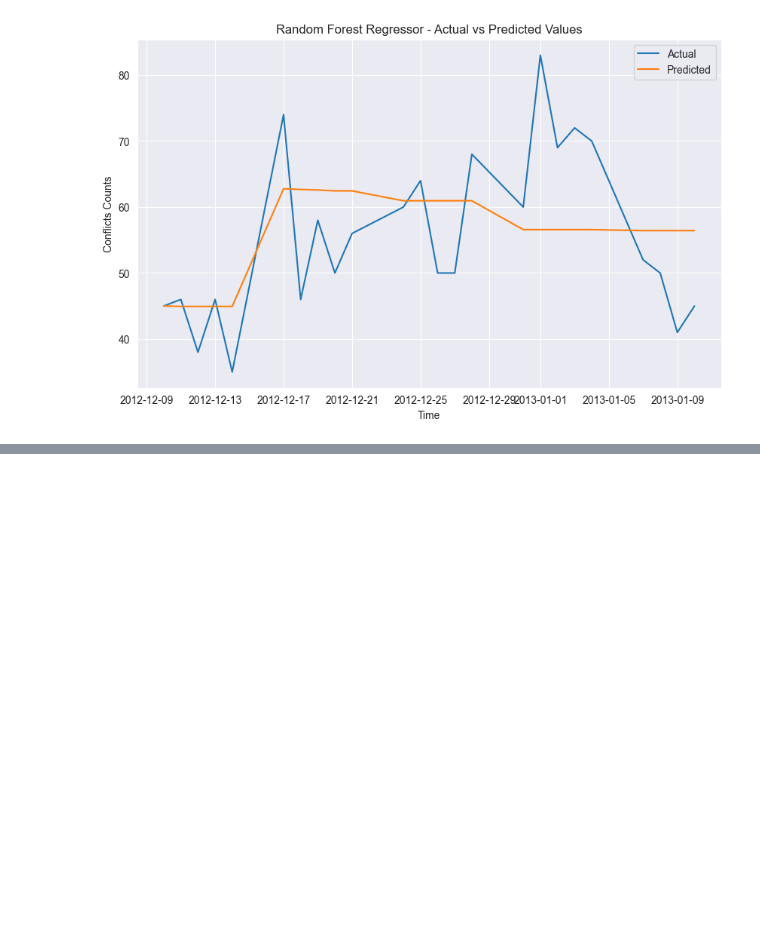
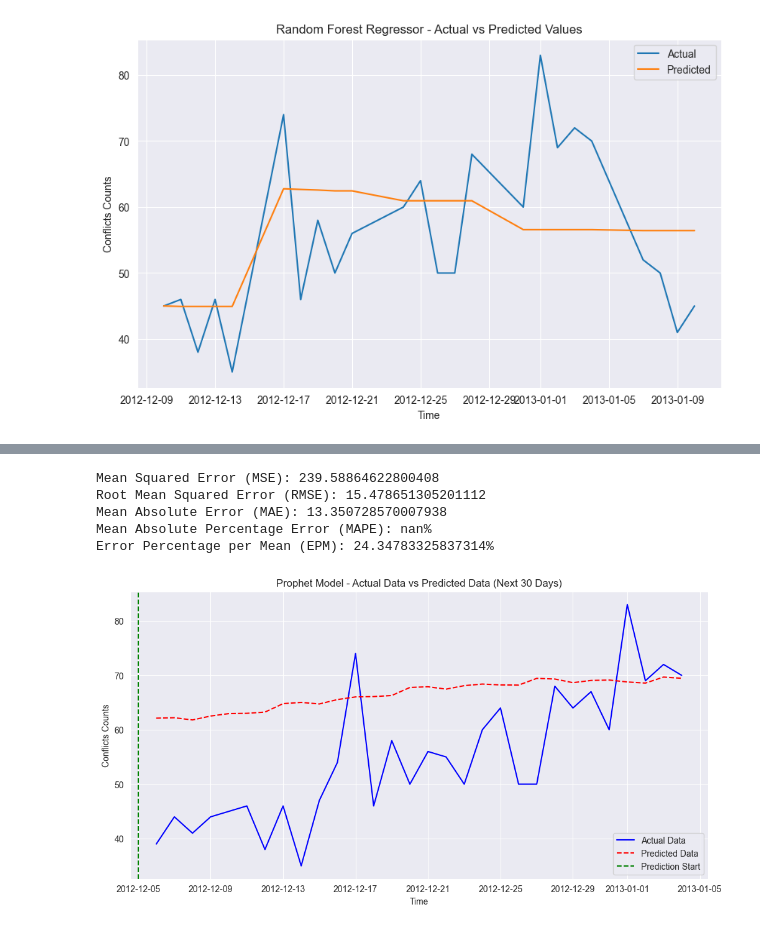
Before and after one commit to sirtxo/-EDA_MiddleEast_Conflicts_Energy, a Jupyter notebook: notebooks/Data_conflicts_analisys.ipynb, the cells around one changed output, grey strips where cells are left out. Cells and saved outputs as stored; diff of their text form; code cells hidden in the pictures; blank space fills up the shorter version.

Commit message:
- Create models Prophet

```diff
--- a/notebooks/Data_conflicts_analisys.ipynb
+++ b/notebooks/Data_conflicts_analisys.ipynb
@@ -1217,0 +1131,65 @@ tensorflow-intel 2.16.1 requires keras>=3.0.0, but you have keras 2.12.0 which i
+# %%
+import pandas as pd
+import numpy as np
+import matplotlib.pyplot as plt
+from prophet import Prophet
+from sklearn.metrics import mean_squared_error, mean_absolute_error
+
+# Cargar los datos
+data = pd.read_csv('../docs/data.csv', index_col=0, parse_dates=True)
+
+# Seleccionar el target (conflicts_counts)
+target = data['conflicts_counts'].reset_index()
+target.rename(columns={'index': 'ds', 'conflicts_counts': 'y'}, inplace=True)
+
+# Dividir los datos en entrenamiento
+train_data = target.loc[(target['ds'] >= '2009-06-05') & (target['ds'] <= '2012-12-05')]
+
+# Definir y entrenar el modelo Prophet
+model = Prophet()
+model.fit(train_data)
+
+# Crear un dataframe para predicciones futuras (30 días)
+future = model.make_future_dataframe(periods=30)
+forecast = model.predict(future)
+
+# Obtener las fechas y los valores predichos para los próximos 30 días
+future_dates = forecast['ds'].iloc[-30:]
+future_predictions = forecast['yhat'].iloc[-30:]
+
+# Obtener los datos reales para los próximos 30 días
+real_future_data = target.loc[target['ds'].isin(future_dates)]
+
+# Calcular métricas de error
+mse = mean_squared_error(real_future_data['y'], future_predictions)
+rmse = np.sqrt(mse)
+mae = mean_absolute_error(real_future_data['y'], future_predictions)
+mape = np.mean(np.abs((real_future_data['y'] - future_predictions) / real_future_data['y'])) * 100
+epm = (mae / real_future_data['y'].mean()) * 100
+
+print(f"Mean Squared Error (MSE): {mse}")
+print(f"Root Mean Squared Error (RMSE): {rmse}")
+print(f"Mean Absolute Error (MAE): {mae}")
+print(f"Mean Absolute Percentage Error (MAPE): {mape}%")
+print(f"Error Percentage per Mean (EPM): {epm}%")
+
+# Graficar los resultados
+plt.figure(figsize=(12, 6))
+
+# Graficar los datos reales solo en el intervalo de las predicciones
+plt.plot(real_future_data['ds'], real_future_data['y'], label='Actual Data', color='blue')
+
+# Graficar las predicciones futuras
+plt.plot(future_dates, future_predictions, label='Predicted Data', linestyle='--', color='red')
+
+# Configurar la gráfica
+plt.axvline(x=train_data['ds'].iloc[-1], color='green', linestyle='--', label='Prediction Start')
+plt.xlabel('Time')
+plt.ylabel('Conflicts Counts')
+plt.title('Prophet Model - Actual Data vs Predicted Data (Next 30 Days)')
+plt.legend()
+plt.grid(True)
+
+# Mostrar la gráfica
+plt.show()
+# %% [output]
@@ -1217,0 +1198,6 @@ tensorflow-intel 2.16.1 requires keras>=3.0.0, but you have keras 2.12.0 which i
+Mean Squared Error (MSE): 239.58864622800408
+Root Mean Squared Error (RMSE): 15.478651305201112
+Mean Absolute Error (MAE): 13.350728570007938
+Mean Absolute Percentage Error (MAPE): nan%
+Error Percentage per Mean (EPM): 24.34783325837314%
+[figure, added]
```
Also changed, not shown: parts of 14 cells of this notebook, 1 other file.
